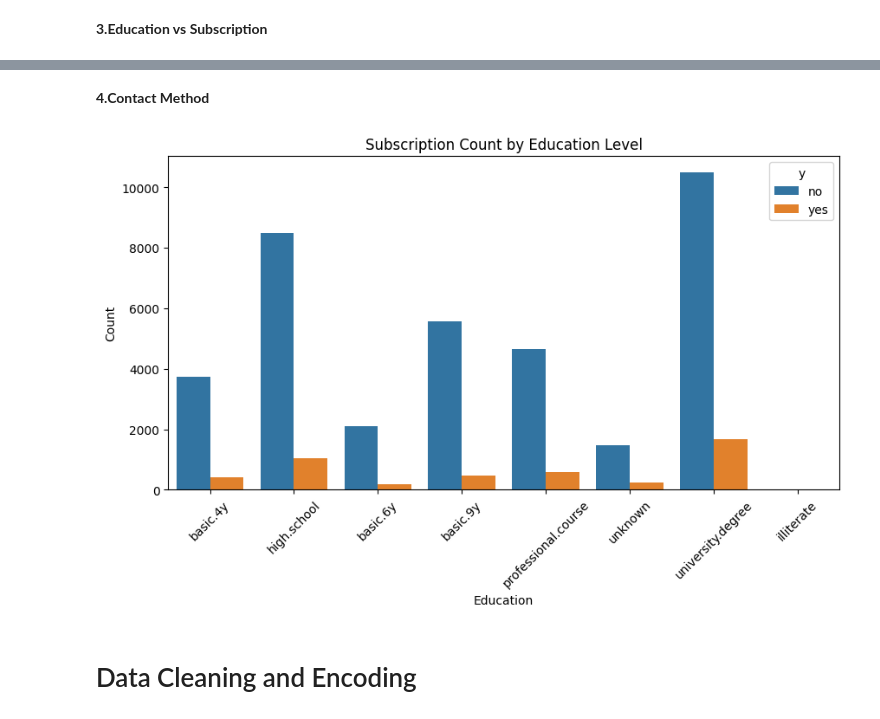
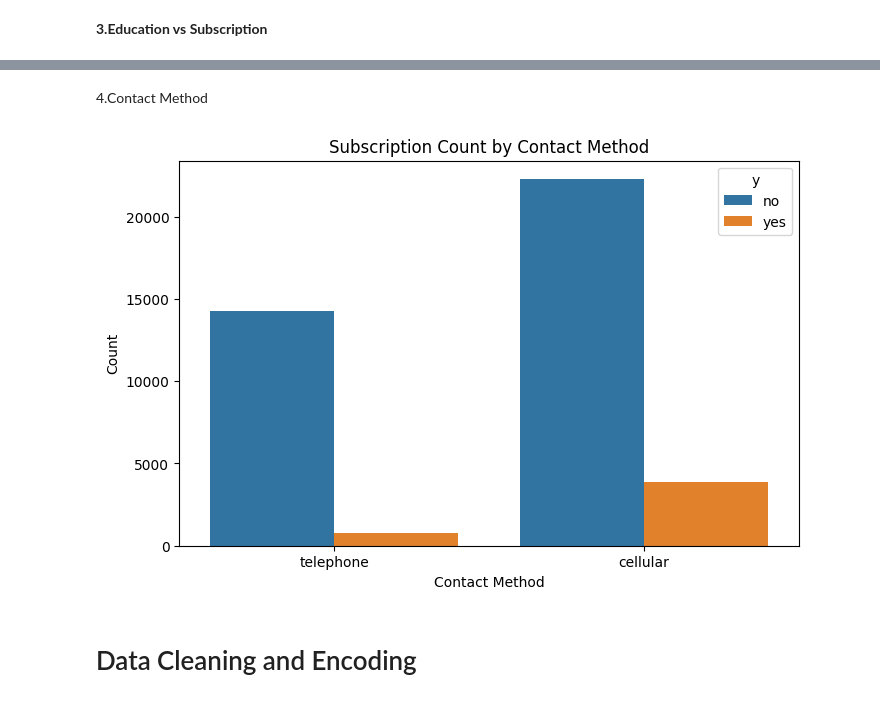
Before and after one commit to mahajanom10/marketing-campaign-analysis, a Jupyter notebook: notebooks/01_data_cleaning_and_eda.ipynb, the cells around one changed output, grey strips where cells are left out. Drawn from its saved outputs; the diff is of its cells as text; code cells hidden in the pictures.

```diff
--- a/notebooks/01_data_cleaning_and_eda.ipynb
+++ b/notebooks/01_data_cleaning_and_eda.ipynb
@@ -194,15 +219,16 @@ plt.savefig('charts/feature_importance.png')
 # %% [markdown]
-**4.Contact Method**
+4.Contact Method
 # %%
-plt.figure(figsize=(10, 5))
-sns.countplot(data=df, x='education', hue='y')
-plt.title("Subscription Count by Education Level")
-plt.xticks(rotation=45)
+plt.figure(figsize=(8, 5))
+sns.countplot(data=df, x='contact', hue='y')
+plt.title("Subscription Count by Contact Method")
+plt.xlabel("Contact Method")
 plt.ylabel("Count")
-plt.xlabel("Education")
-pplt.savefig('charts/feature_importance.png')
+plt.savefig("outputs/charts/subscription_by_contact.png")
+plt.show()
+plt.close()
 # %% [output]
-[figure, old version]
+[figure, new version]
 # %% [markdown]
 # Data Cleaning and Encoding
 # %%
```
Also changed, not shown: parts of 14 cells of this notebook.
